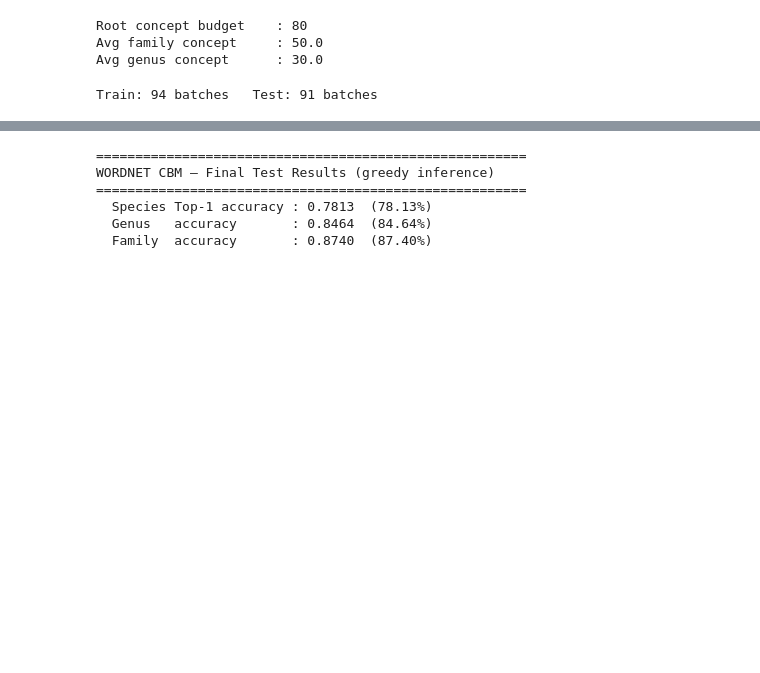
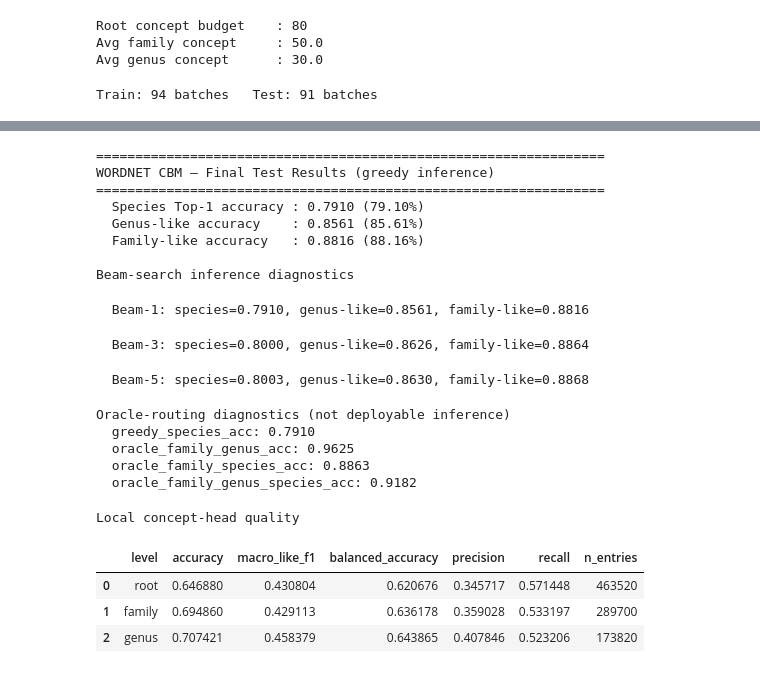
Before and after one commit to lucap02/ETAI-2025-26, a Jupyter notebook: hier_wordnet_cbm.ipynb, the cells around one changed output, grey strips where cells are left out. Drawn from its saved outputs; the diff is of its cells as text; code cells hidden in the pictures; blank space fills up the shorter version.

```diff
--- a/hier_wordnet_cbm.ipynb
+++ b/hier_wordnet_cbm.ipynb
@@ -672,19 +708,48 @@ plt.show()
 # %%
-model.load_state_dict(torch.load(CKPT_PATH, map_location=device, weights_only=True))
-final = evaluate(model, test_loader)
-
-print('=' * 55)
-print('WORDNET CBM — Final Test Results (greedy inference)')
-print('=' * 55)
-print(f'  Species Top-1 accuracy : {final["species_acc"]:.4f}  ({final["species_acc"]*100:.2f}%)')
-print(f'  Genus   accuracy       : {final["genus_acc"]:.4f}  ({final["genus_acc"]*100:.2f}%)')
-print(f'  Family  accuracy       : {final["family_acc"]:.4f}  ({final["family_acc"]*100:.2f}%)')
+state = torch.load(CKPT_PATH, map_location=device)
+missing, unexpected = model.load_state_dict(state, strict=False)
+if missing or unexpected:
+    print('Missing keys:', missing); print('Unexpected keys:', unexpected)
+    raise RuntimeError('Checkpoint does not exactly match this WordNetCBM definition.')
+final = evaluate(model, test_loader, mode='greedy')
+print('='*65); print('WORDNET CBM — Final Test Results (greedy inference)'); print('='*65)
+print(f'  Species Top-1 accuracy : {final["species_acc"]:.4f} ({final["species_acc"]*100:.2f}%)')
+print(f'  Genus-like accuracy    : {final["genus_acc"]:.4f} ({final["genus_acc"]*100:.2f}%)')
+print(f'  Family-like accuracy   : {final["family_acc"]:.4f} ({final["family_acc"]*100:.2f}%)')
+beam_results = {}
+if RUN_BEAM_SEARCH:
+    print('\nBeam-search inference diagnostics')
+    for bw in BEAM_WIDTHS:
+        res = evaluate(model, test_loader, mode='beam', beam_width=bw); beam_results[bw] = res
+        print(f'  Beam-{bw}: species={res["species_acc"]:.4f}, genus-like={res["genus_acc"]:.4f}, family-like={res["family_acc"]:.4f}')
+oracle_routing = evaluate_oracle_routing(model, test_loader)
+print('\nOracle-routing diagnostics (not deployable inference)')
+for k,v in oracle_routing.items(): print(f'  {k}: {v:.4f}')
+local_concept_quality = evaluate_local_concept_quality(model, test_loader)
+print('\nLocal concept-head quality')
+display(local_concept_quality)
+local_concept_quality.to_csv(SAVE_DIR / 'wordnet_local_concept_quality.csv', index=False)
 # %% [output]
-=======================================================
+=================================================================
 WORDNET CBM — Final Test Results (greedy inference)
-=======================================================
-  Species Top-1 accuracy : 0.7813  (78.13%)
-  Genus   accuracy       : 0.8464  (84.64%)
-  Family  accuracy       : 0.8740  (87.40%)
+=================================================================
+  Species Top-1 accuracy : 0.7910 (79.10%)
+  Genus-like accuracy    : 0.8561 (85.61%)
+  Family-like accuracy   : 0.8816 (88.16%)
+
+Beam-search inference diagnostics
+  Beam-1: species=0.7910, genus-like=0.8561, family-like=0.8816
+  Beam-3: species=0.8000, genus-like=0.8626, family-like=0.8864
+  Beam-5: species=0.8003, genus-like=0.8630, family-like=0.8868
+Oracle-routing diagnostics (not deployable inference)
+  greedy_species_acc: 0.7910
+  oracle_family_genus_acc: 0.9625
+  oracle_family_species_acc: 0.8863
+  oracle_family_genus_species_acc: 0.9182
+Local concept-head quality
+|  | level | accuracy | macro_like_f1 | balanced_accuracy | precision | recall | n_entries |
+| 0 | root | 0.646880 | 0.430804 | 0.620676 | 0.345717 | 0.571448 | 463520 |
+| 1 | family | 0.694860 | 0.429113 | 0.636178 | 0.359028 | 0.533197 | 289700 |
+| 2 | genus | 0.707421 | 0.458379 | 0.643865 | 0.407846 | 0.523206 | 173820 |
 # %%
 def tree_distance(pred_sp, true_sp):
```
Also changed, not shown: parts of 23 cells of this notebook.
